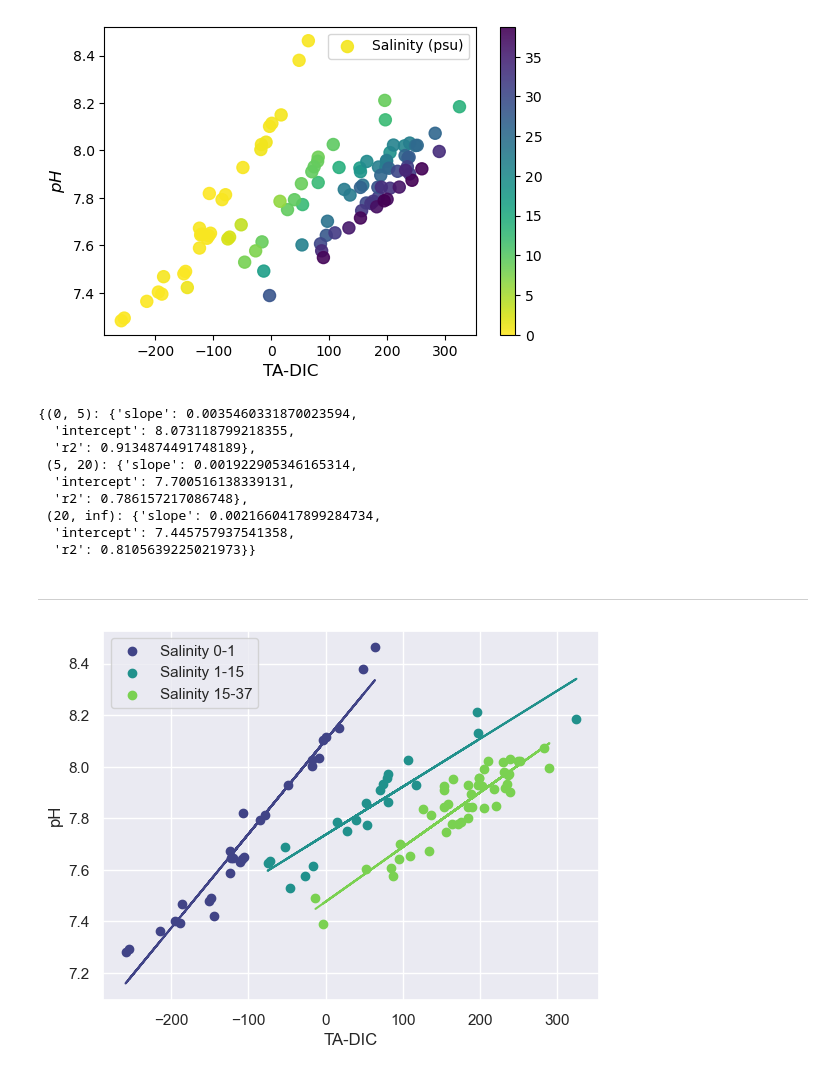
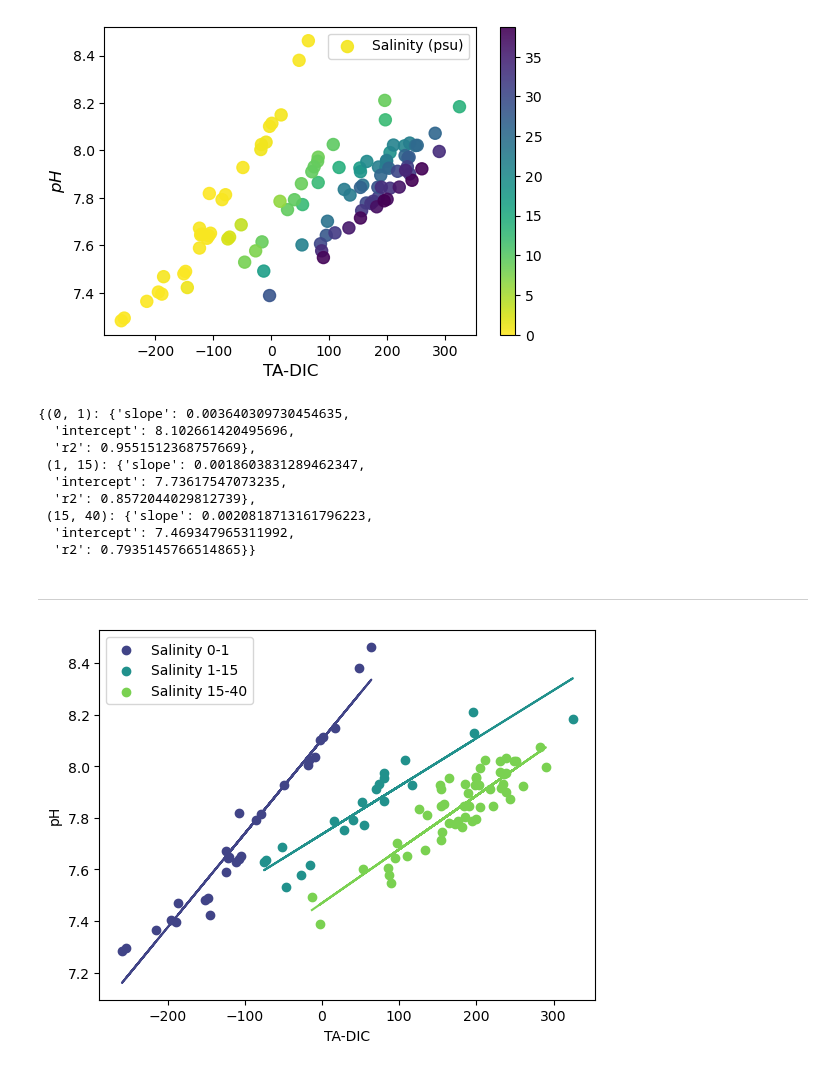
Before and after one commit to gilbertoCM/terminos_lagoon_carbonate, a Jupyter notebook: scrips/MartinezTrejo_etal_2023_pyco2sys.ipynb, the cells around one changed output. Drawn from its saved outputs; the diff is of its cells as text; code cells hidden in the pictures.

```diff
--- a/scrips/MartinezTrejo_etal_2023_pyco2sys.ipynb
+++ b/scrips/MartinezTrejo_etal_2023_pyco2sys.ipynb
@@ -461,7 +533,7 @@ from sklearn.linear_model import LinearRegression
 from sklearn.metrics import r2_score
 
 # Define salinity levels
-salinity_levels = [(0, 5), (5, 20), (20, float('inf'))]
+salinity_levels = [(0, 1), (1, 15), (15, 40)]
 results = {}
 
 for sal_range in salinity_levels:
@@ -490,15 +562,15 @@ for sal_range in salinity_levels:
 
 results
 # %% [output]
-{(0, 5): {'slope': 0.0035460331870023594,
-  'intercept': 8.073118799218355,
-  'r2': 0.9134874491748189},
- (5, 20): {'slope': 0.001922905346165314,
-  'intercept': 7.700516138339131,
-  'r2': 0.786157217086748},
- (20, inf): {'slope': 0.0021660417899284734,
-  'intercept': 7.445757937541358,
-  'r2': 0.8105639225021973}}
+{(0, 1): {'slope': 0.003640309730454635,
+  'intercept': 8.102661420495696,
+  'r2': 0.9551512368757669},
+ (1, 15): {'slope': 0.0018603831289462347,
+  'intercept': 7.73617547073235,
+  'r2': 0.8572044029812739},
+ (15, 40): {'slope': 0.0020818713161796223,
+  'intercept': 7.469347965311992,
+  'r2': 0.7935145766514865}}
 # %% [markdown]
 __________________________
 # %%
@@ -509,7 +581,7 @@ from sklearn.linear_model import LinearRegression
 
 
 # Define salinity levels
-salinity_levels = [(0, 1), (1, 15), (15, 37)]
+salinity_levels = [(0, 1), (1, 15), (15, 40)]
 
 # Generate colors from the Viridis colormap
 colors = cm.viridis([0.2, 0.5, 0.8])
@@ -524,31 +596,31 @@ def fit_and_predict(X, y):
 def plot_data_and_regression(X, y, pH_pred, color, label):
     plt.scatter(X, y, color=color, label=label)
     plt.plot(X, pH_pred, color=color)
 
 # Function to process each salinity range
 def process_salinity_range(sal_range):
     # Subset the data for the current salinity range
     subset = CarbonateTL.query(f"`Sal_psu` >= {sal_range[0]} & `Sal_psu` < {sal_range[1]}")
 
     # Reshape data for model input
     X = subset["TA-DIC"].values.reshape(-1, 1)
     y = subset["pH"].values
 
     # Fit the model and get predictions
     pH_pred = fit_and_predict(X, y)
 
     # Plot the data and the regression line
     plot_data_and_regression(X, y, pH_pred, colors[salinity_levels.index(sal_range)], f'Salinity {sal_range[0]}-{sal_range[1]}')
 
 # Apply the function to each salinity range
 list(map(process_salinity_range, salinity_levels))
 
 # Add labels and legend
 plt.xlabel('TA-DIC')
 plt.ylabel('pH')
 plt.legend()
 
 # Show the plot
 plt.show()
 # %% [output]
-[figure, old version]
+[figure, new version]
```
Also changed, not shown: parts of 9 cells of this notebook.
